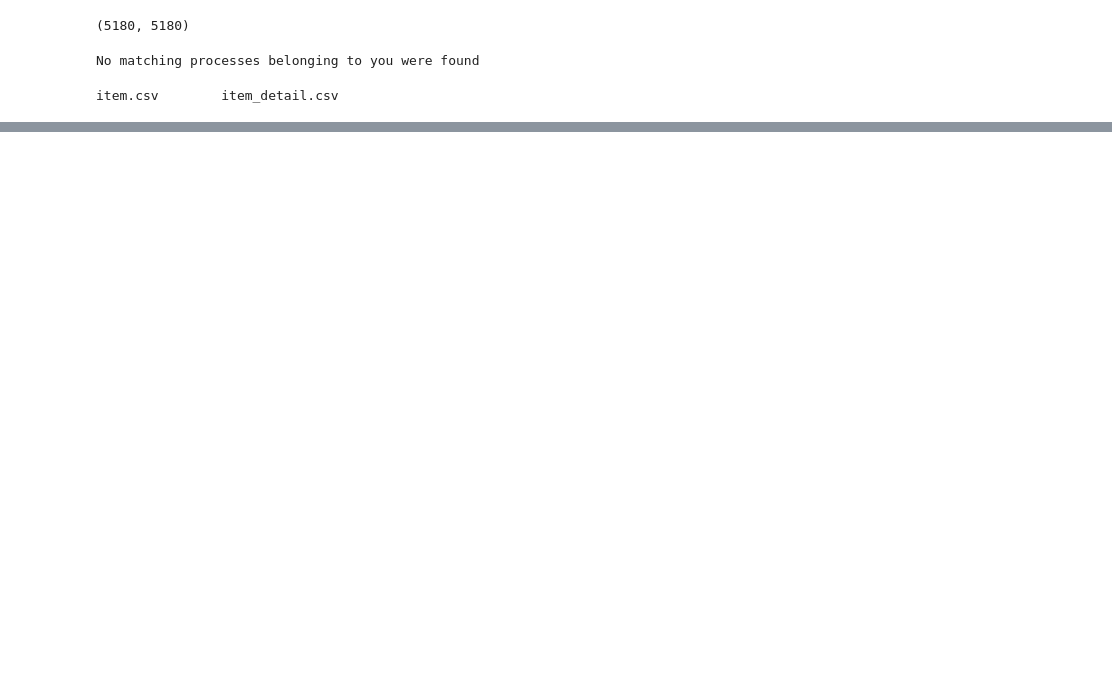
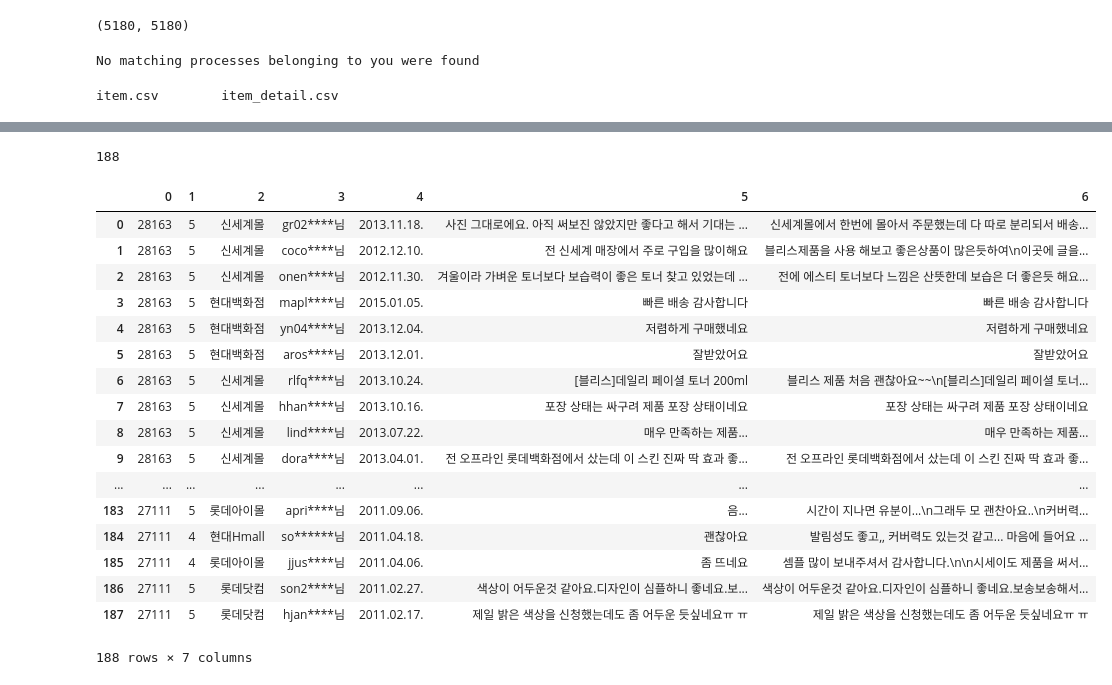
Before and after one commit to dooyeoung/getitbeauty_analysis, a Jupyter notebook: crawling_comments.ipynb, the cells around one changed output, grey strips where cells are left out. Drawn from its saved outputs; the diff is of its cells as text; code cells hidden in the pictures; blank space fills up the shorter version.

```diff
--- a/crawling_comments.ipynb
+++ b/crawling_comments.ipynb
@@ -116,0 +143,12 @@ review_info[review_info['points']]
+# %%
+all_naver_reviews = []
+for cnt in range(1, 8):
+    start = 353 * (cnt-1)
+    end = 353 * cnt
+    links = n_review_info.loc[start:end]['link'].values
+    cnts = n_review_info.loc[start:end]['cnt'].values
+    ids = n_review_info.loc[start:end]['id_item'].values
+
+    print(start, end)
+    th = threading.Thread(target=get_naver_review_group, args=(links, cnts, ids ))
+    th.start()
@@ -116,0 +163,25 @@ review_info[review_info['points']]
+# %%
+len(all_naver_reviews)
+# %% [output]
+188
+# %%
+pd.DataFrame(all_naver_reviews)
+# %% [output]
+|  | 0 | 1 | 2 | 3 | 4 | 5 | 6 |
+| 0 | 28163 | 5 | 신세계몰 | gr02****님 | 2013.11.18. | 사진 그대로에요. 아직 써보진 않았지만 좋다고 해서 기대는 ... | 신세계몰에서 한번에 몰아서 주문했는데 다 따로 분리되서 배송... |
+| 1 | 28163 | 5 | 신세계몰 | coco****님 | 2012.12.10. | 전 신세계 매장에서 주로 구입을 많이해요 | 블리스제품을 사용 해보고 좋은상품이 많은듯하여\n이곳에 글을... |
+| 2 | 28163 | 5 | 신세계몰 | onen****님 | 2012.11.30. | 겨울이라 가벼운 토너보다 보습력이 좋은 토너 찾고 있었는데 ... | 전에 에스티 토너보다 느낌은 산뜻한데 보습은 더 좋은듯 해요... |
+| 3 | 28163 | 5 | 현대백화점 | mapl****님 | 2015.01.05. | 빠른 배송 감사합니다 | 빠른 배송 감사합니다 |
+| 4 | 28163 | 5 | 현대백화점 | yn04****님 | 2013.12.04. | 저렴하게 구매했네요 | 저렴하게 구매했네요 |
+| 5 | 28163 | 5 | 현대백화점 | aros****님 | 2013.12.01. | 잘받았어요 | 잘받았어요 |
+| 6 | 28163 | 5 | 신세계몰 | rlfq****님 | 2013.10.24. | [블리스]데일리 페이셜 토너 200ml | 블리스 제품 처음 괜찮아요~~\n[블리스]데일리 페이셜 토너... |
+| 7 | 28163 | 5 | 신세계몰 | hhan****님 | 2013.10.16. | 포장 상태는 싸구려 제품 포장 상태이네요 | 포장 상태는 싸구려 제품 포장 상태이네요 |
+| 8 | 28163 | 5 | 신세계몰 | lind****님 | 2013.07.22. | 매우 만족하는 제품... | 매우 만족하는 제품... |
+| 9 | 28163 | 5 | 신세계몰 | dora****님 | 2013.04.01. | 전 오프라인 롯데백화점에서 샀는데 이 스킨 진짜 딱 효과 좋... | 전 오프라인 롯데백화점에서 샀는데 이 스킨 진짜 딱 효과 좋... |
+| ... | ... | ... | ... | ... | ... | ... | ... |
+| 183 | 27111 | 5 | 롯데아이몰 | apri****님 | 2011.09.06. | 음... | 시간이 지나면 유분이...\n그래두 모 괜찬아요..\n커버력... |
+| 184 | 27111 | 4 | 현대Hmall | so******님 | 2011.04.18. | 괜찮아요 | 발림성도 좋고,, 커버력도 있는것 같고... 마음에 들어요 ... |
+| 185 | 27111 | 4 | 롯데아이몰 | jjus****님 | 2011.04.06. | 좀 뜨네요 | 셈플 많이 보내주셔서 감사합니다.\n\n시세이도 제품을 써서... |
+| 186 | 27111 | 5 | 롯데닷컴 | son2****님 | 2011.02.27. | 색상이 어두운것 같아요.디자인이 심플하니 좋네요.보... | 색상이 어두운것 같아요.디자인이 심플하니 좋네요.보송보송해서... |
+| 187 | 27111 | 5 | 롯데닷컴 | hjan****님 | 2011.02.17. | 제일 밝은 색상을 신청했는데도 좀 어두운 듯싶네요ㅠ ㅠ | 제일 밝은 색상을 신청했는데도 좀 어두운 듯싶네요ㅠ ㅠ |
+188 rows × 7 columns
```
Also changed, not shown: parts of 9 cells of this notebook, 1 other file.
